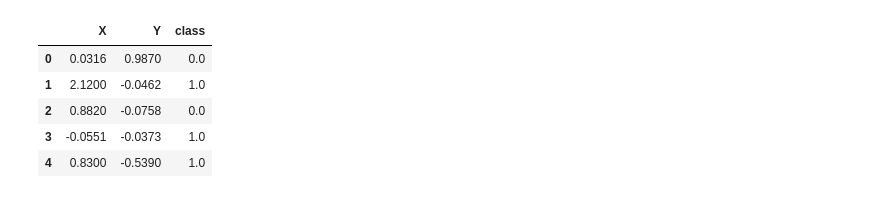
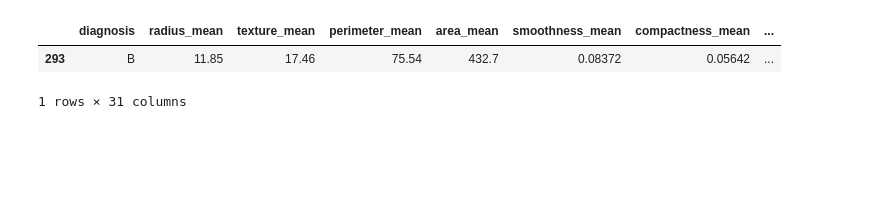
Before and after one commit to ajaykumar080286/MachineLearning, a Jupyter notebook: 35_Poly_logictic.ipynb, the cells around one changed output. Drawn from its saved outputs; the diff is of its cells as text; code cells hidden in the pictures; blank space fills up the shorter version.

```diff
--- a/35_Poly_logictic.ipynb
+++ b/35_Poly_logictic.ipynb
@@ -25,2 +26,2 @@ from mlxtend.plotting import  plot_decision_regions
 # %%
-df=pd.read_csv("https://raw.githubusercontent.com/ajaykumar080286/MachineLearning/main/ushape.csv")
+df=pd.read_csv("https://raw.githubusercontent.com/ajaykumar080286/MachineLearning/main/breast_cancer.csv")
@@ -27,9 +57,8 @@ df=pd.read_csv("https://raw.githubusercontent.com/ajaykumar080286/MachineLearnin
+# %%
+df.drop(columns=["Unnamed: 32","id"], inplace=True)
 # %%
-df.head()
+df.sample()
 # %% [output]
-|  | X | Y | class |
-| 0 | 0.0316 | 0.9870 | 0.0 |
-| 1 | 2.1200 | -0.0462 | 1.0 |
-| 2 | 0.8820 | -0.0758 | 0.0 |
-| 3 | -0.0551 | -0.0373 | 1.0 |
-| 4 | 0.8300 | -0.5390 | 1.0 |
+|  | diagnosis | radius_mean | texture_mean | perimeter_mean | area_mean | smoothness_mean | compactness_mean | ... |
+| 293 | B | 11.85 | 17.46 | 75.54 | 432.7 | 0.08372 | 0.05642 | ... |
+1 rows × 31 columns
```
Also changed, not shown: parts of 25 cells of this notebook.
